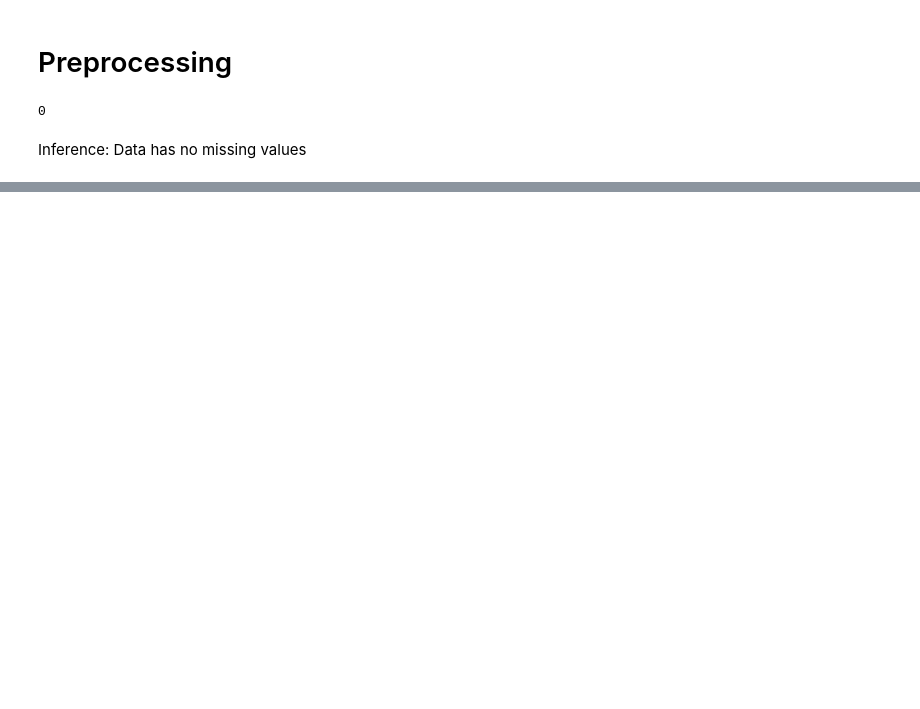
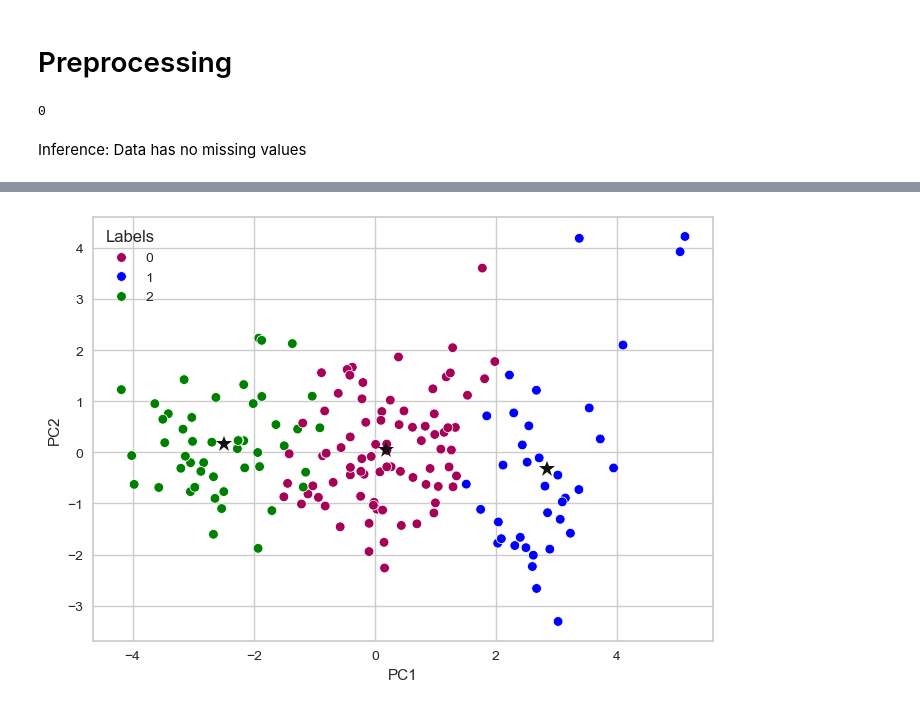
Before and after one commit to rimjhimdobhal/HELP-NGO-CountryData_Clustering, a Jupyter notebook: HELP NGO Clustering.ipynb, the cells around one changed output, grey strips where cells are left out. Saved outputs shown, nothing was run; the diff lists cells and outputs as text; code cells hidden in the pictures; blank space fills up the shorter version.

```diff
--- a/HELP NGO Clustering.ipynb
+++ b/HELP NGO Clustering.ipynb
@@ -141,0 +218,4 @@ plt.show()
+# %%
+final_kmeans = KMeans(n_clusters= 3, random_state= 2)
+# %%
+labels = final_kmeans.fit_predict(final_data)
@@ -141,0 +228,5 @@ plt.show()
+# %%
+# Let's put these labels on PCA data
+
+final_data['Labels'] = labels
+final_data.head(3)
@@ -141,0 +239,13 @@ plt.show()
+# %%
+# Let's visualize the clusters
+# In order to get the best visualization let's choose PC1 and PC2 as they have maximum variance.
+
+centroids = final_kmeans.cluster_centers_
+centroids
+
+sns.scatterplot(data= final_data, x = 'PC1', y = 'PC2', palette= ['m', 'blue', 'green'], hue= 'Labels')
+for i in range(3):
+    plt.plot(centroids[i][0], centroids[i][1], marker = '*', ms = 12, color = 'k')
+plt.show()
+# %% [output]
+[figure, added]
```
Also changed, not shown: parts of 29 cells of this notebook.
